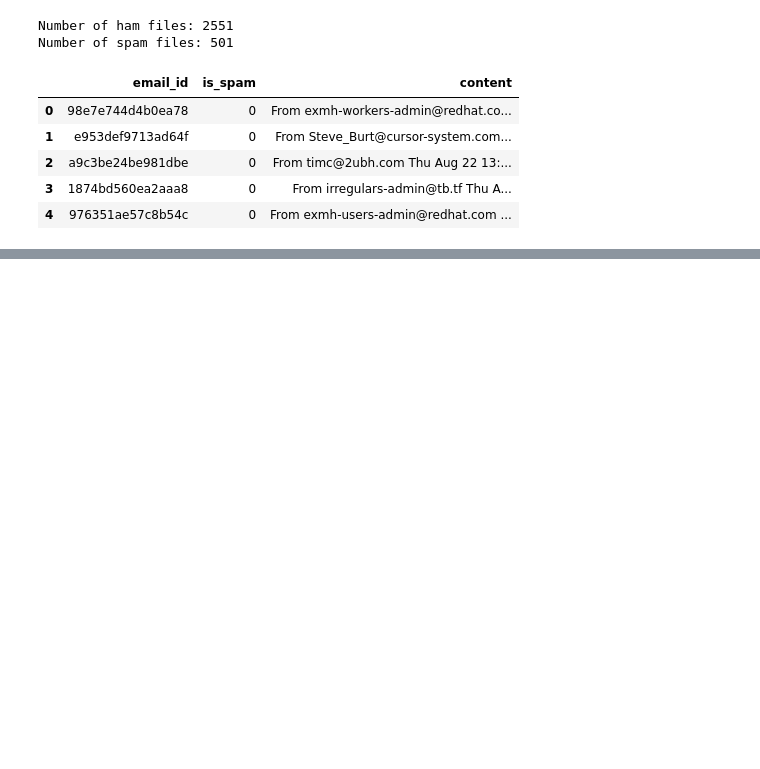
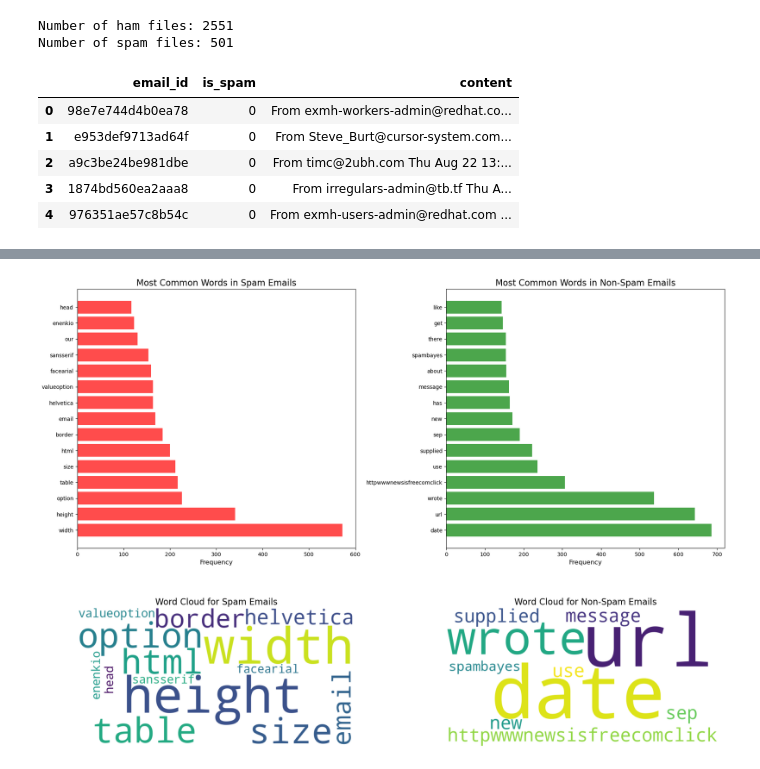
Before and after one commit to imaddde867/spam_classifier, a Jupyter notebook: main.ipynb, the cells around one changed output, grey strips where cells are left out. Drawn from its saved outputs; the diff is of its cells as text; code cells hidden in the pictures; blank space fills up the shorter version.

```diff
--- a/main.ipynb
+++ b/main.ipynb
@@ -123,0 +269,83 @@ Train set head:
+# %%
+from collections import Counter
+import re
+from wordcloud import WordCloud
+import numpy as np
+
+# Analyze most common words in spam vs non-spam emails
+import matplotlib.pyplot as plt
+
+# Function to clean and tokenize text
+def clean_text(text):
+    if isinstance(text, str):
+        # Remove non-alphanumeric characters and convert to lowercase
+        text = re.sub(r'[^a-zA-Z\s]', '', text.lower())
+        # Split into words and filter out short words (likely not meaningful)
+        return [word for word in text.split() if len(word) > 2]
+    return []
+
+# Combine content and subject for analysis
+df['text_for_analysis'] = df['content'] + ' ' + df['subject']
+
+# Separate spam and ham content
+spam_text = ' '.join(df[df['is_spam'] == 1]['text_for_analysis'])
+ham_text = ' '.join(df[df['is_spam'] == 0]['text_for_analysis'])
+
+# Clean and tokenize
+spam_words = clean_text(spam_text)
+ham_words = clean_text(ham_text)
+
+# Get word frequency counts
+spam_word_counts = Counter(spam_words)
+ham_word_counts = Counter(ham_words)
+
+# Remove common English stopwords not caught by the basic cleaning
+stop_words = ['the', 'and', 'this', 'that', 'with', 'from', 'your', 'have', 'for',
+              'not', 'are', 'you', 'any', 'was', 'but', 'what', 'all', 'when',
+              'can', 'will', 'just', 'been', 'other', 'they', 'their', 'some']
+
+for word in stop_words:
+    spam_word_counts.pop(word, None)
+    ham_word_counts.pop(word, None)
+
+# Get most common words
+most_common_spam = spam_word_counts.most_common(15)
+most_common_ham = ham_word_counts.most_common(15)
+
+# Create figure with 2 rows and 2 columns
+fig, axes = plt.subplots(2, 2, figsize=(18, 14))
+
+# Plot spam word frequency
+spam_words, spam_counts = zip(*most_common_spam)
+axes[0, 0].barh(spam_words, spam_counts, color='red', alpha=0.7)
+axes[0, 0].set_title('Most Common Words in Spam Emails', fontsize=16)
+axes[0, 0].set_xlabel('Frequency', fontsize=12)
+
+# Plot ham word frequency
+ham_words, ham_counts = zip(*most_common_ham)
+axes[0, 1].barh(ham_words, ham_counts, color='green', alpha=0.7)
+axes[0, 1].set_title('Most Common Words in Non-Spam Emails', fontsize=16)
+axes[0, 1].set_xlabel('Frequency', fontsize=12)
+
+# Generate word clouds
+spam_cloud = WordCloud(width=800, height=400,
+                      background_color='white',
+                      max_words=100).generate(' '.join(spam_words))
+
+ham_cloud = WordCloud(width=800, height=400,
+                     background_color='white',
+                     max_words=100).generate(' '.join(ham_words))
+
+# Display wordclouds
+axes[1, 0].imshow(spam_cloud, interpolation='bilinear')
+axes[1, 0].axis('off')
+axes[1, 0].set_title('Word Cloud for Spam Emails', fontsize=16)
+
+axes[1, 1].imshow(ham_cloud, interpolation='bilinear')
+axes[1, 1].axis('off')
+axes[1, 1].set_title('Word Cloud for Non-Spam Emails', fontsize=16)
+
+plt.tight_layout()
+plt.show()
+# %% [output]
+[figure, added]
```
Also changed, not shown: parts of 19 cells of this notebook.
